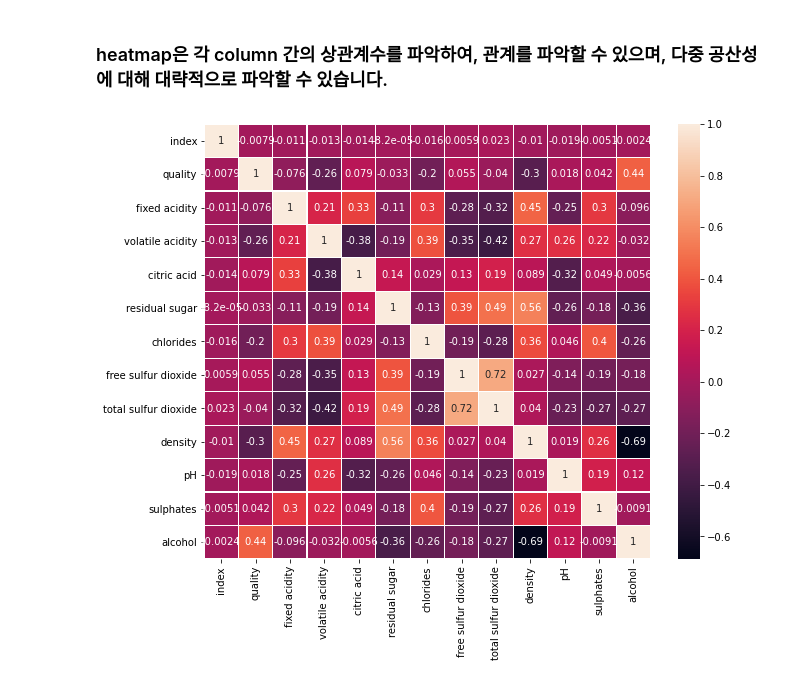
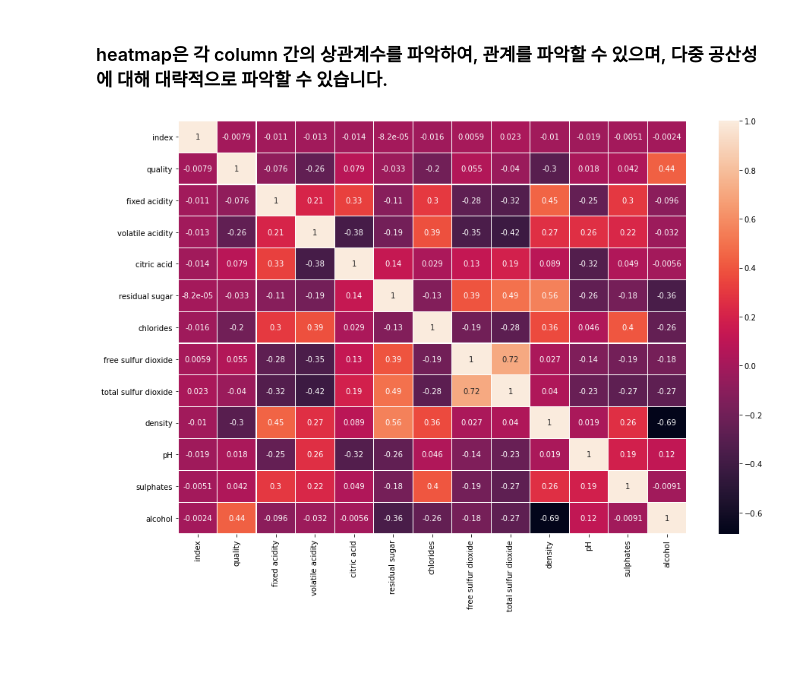
Before and after one commit to Insight-Sogang-Univ/insight-9th, a Jupyter notebook: code/dhshin98/session4/wine_데이터_EDA.ipynb, the cells around one changed output. Cells and saved outputs as stored; diff of their text form; code cells hidden in the pictures; blank space fills up the shorter version.

```diff
--- a/code/dhshin98/session4/wine_데이터_EDA.ipynb
+++ b/code/dhshin98/session4/wine_데이터_EDA.ipynb
@@ -318,7 +318,7 @@ plt.show()
 # %%
 sns.heatmap(df.corr(), annot=True, linewidths=0.2)
 fig = plt.gcf()
-fig.set_size_inches(10, 8)
+fig.set_size_inches(15, 10)
 plt.show()
 # %% [output]
-[figure, old version]
+[figure, new version]
```
Also changed, not shown: parts of 1 cell of this notebook.
